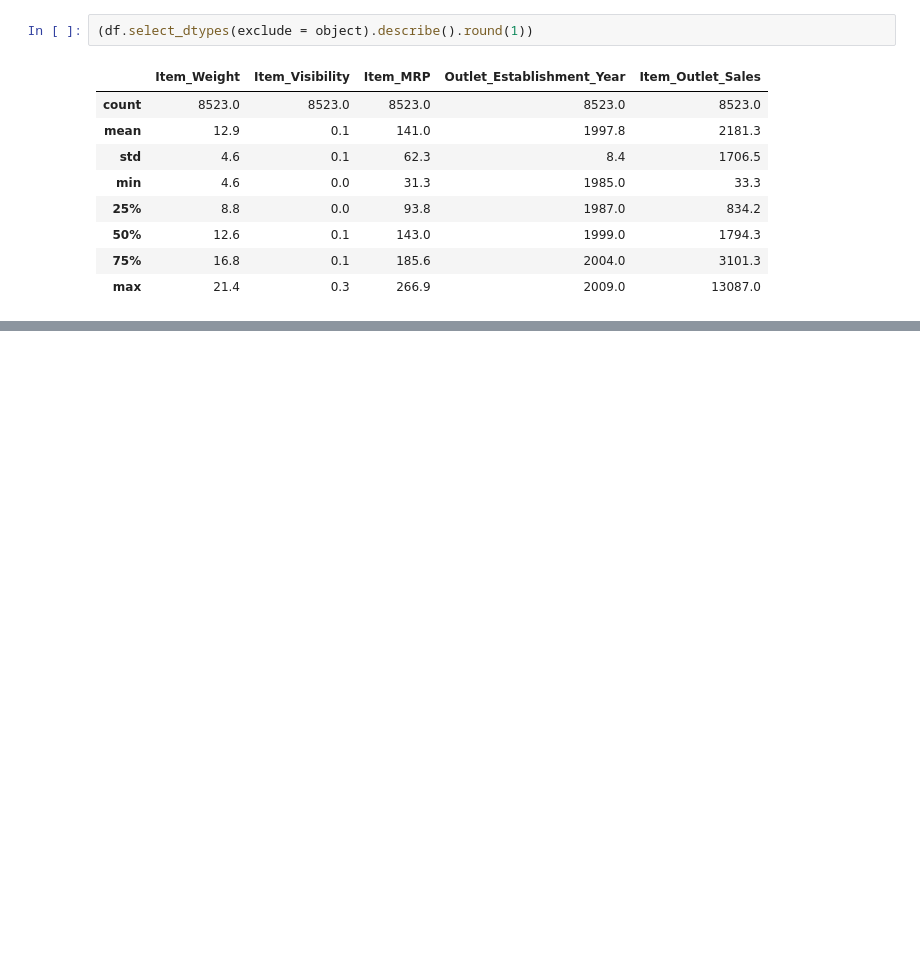
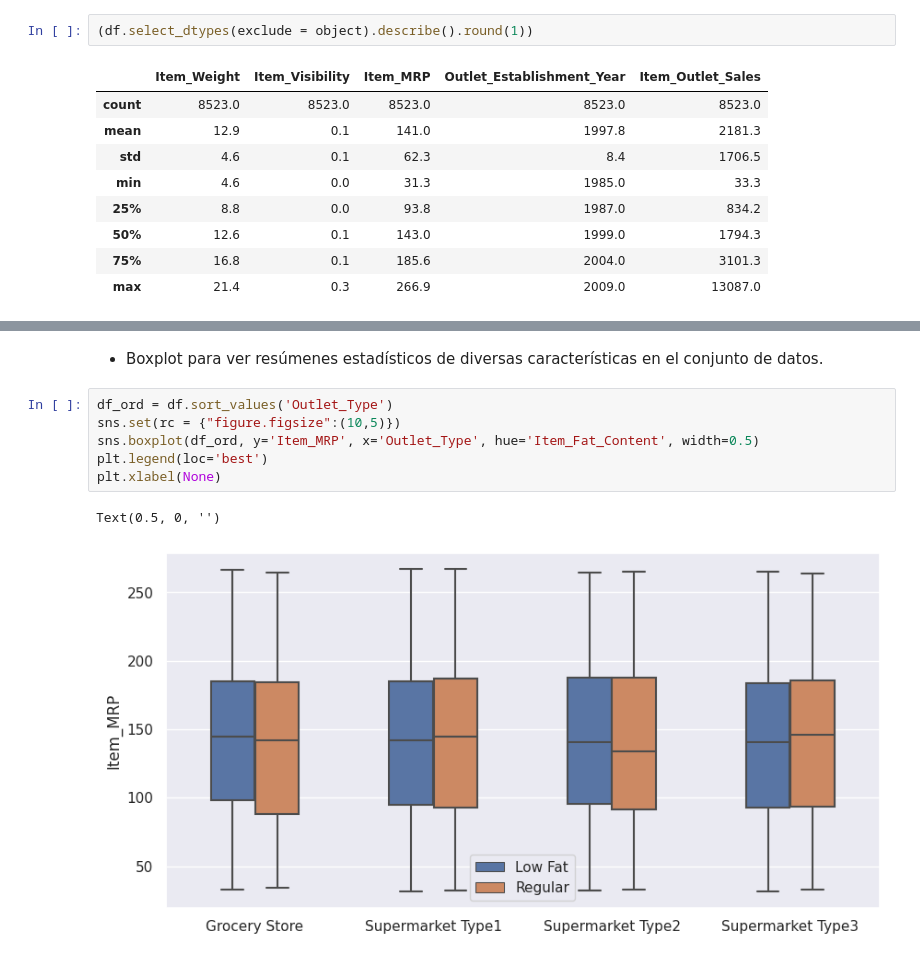
Before and after one commit to javierexe/predicciones-de-ventas, a Jupyter notebook: Proyecto_1.ipynb, the cells around one changed output, grey strips where cells are left out. Saved outputs shown, nothing was run; the diff lists cells and outputs as text; blank space fills up the shorter version.

```diff
--- a/Proyecto_1.ipynb
+++ b/Proyecto_1.ipynb
@@ -236,0 +263,11 @@ Name: Item_Fat_Content, dtype: int64
+# %% [markdown]
+* Boxplot para ver resúmenes estadísticos de diversas características en el conjunto de datos.
+# %%
+df_ord = df.sort_values('Outlet_Type')
+sns.set(rc = {"figure.figsize":(10,5)})
+sns.boxplot(df_ord, y='Item_MRP', x='Outlet_Type', hue='Item_Fat_Content', width=0.5)
+plt.legend(loc='best')
+plt.xlabel(None)
+# %% [output]
+Text(0.5, 0, '')
+[figure, added]
```
Also changed, not shown: parts of 24 cells of this notebook.
